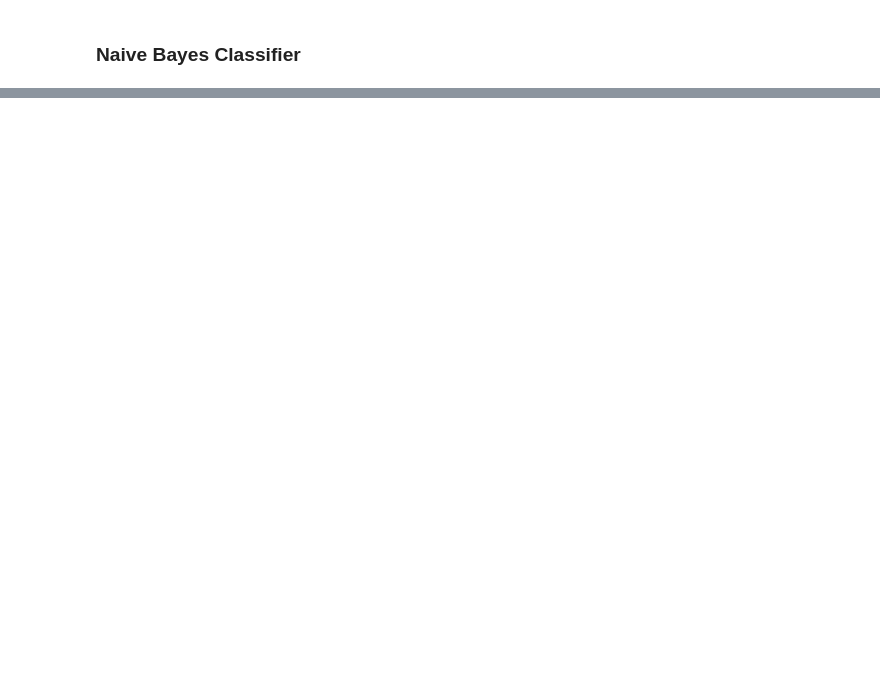
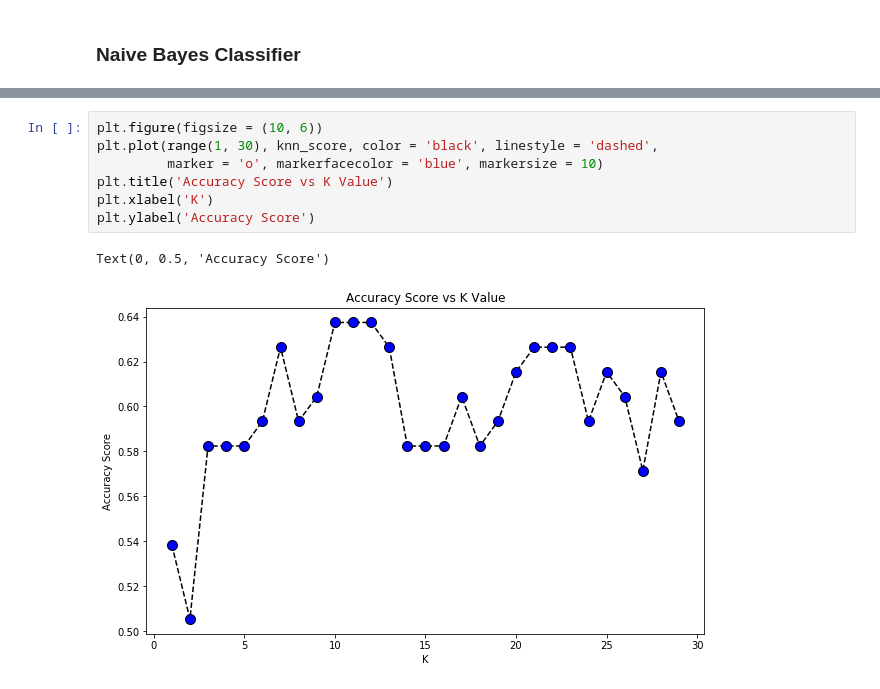
Before and after one commit to lucas-galvao/NextMachineLearning, a Jupyter notebook: Heart Disease.ipynb, the cells around one changed output, grey strips where cells are left out. Drawn from its saved outputs; the diff is of its cells as text; blank space fills up the shorter version.

```diff
--- a/Heart Disease.ipynb
+++ b/Heart Disease.ipynb
@@ -85,0 +127,10 @@ nbc.score(nbc_X_test, nbc_y_test)
+# %%
+plt.figure(figsize = (10, 6))
+plt.plot(range(1, 30), knn_score, color = 'black', linestyle = 'dashed',
+         marker = 'o', markerfacecolor = 'blue', markersize = 10)
+plt.title('Accuracy Score vs K Value')
+plt.xlabel('K')
+plt.ylabel('Accuracy Score')
+# %% [output]
+Text(0, 0.5, 'Accuracy Score')
+[figure, added]
```
Also changed, not shown: parts of 11 cells of this notebook, 1 other file.
